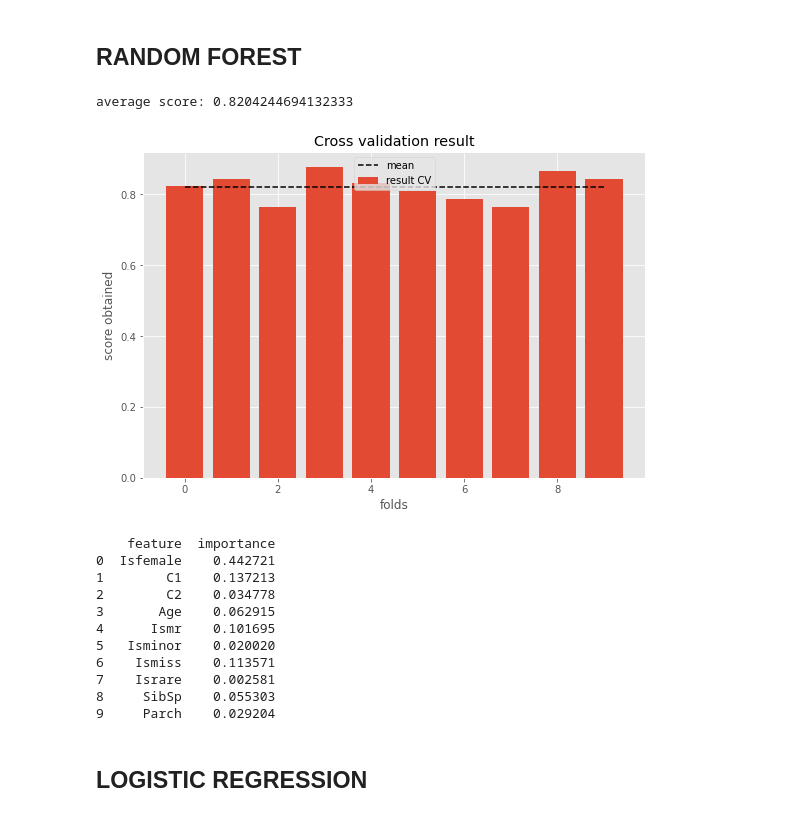
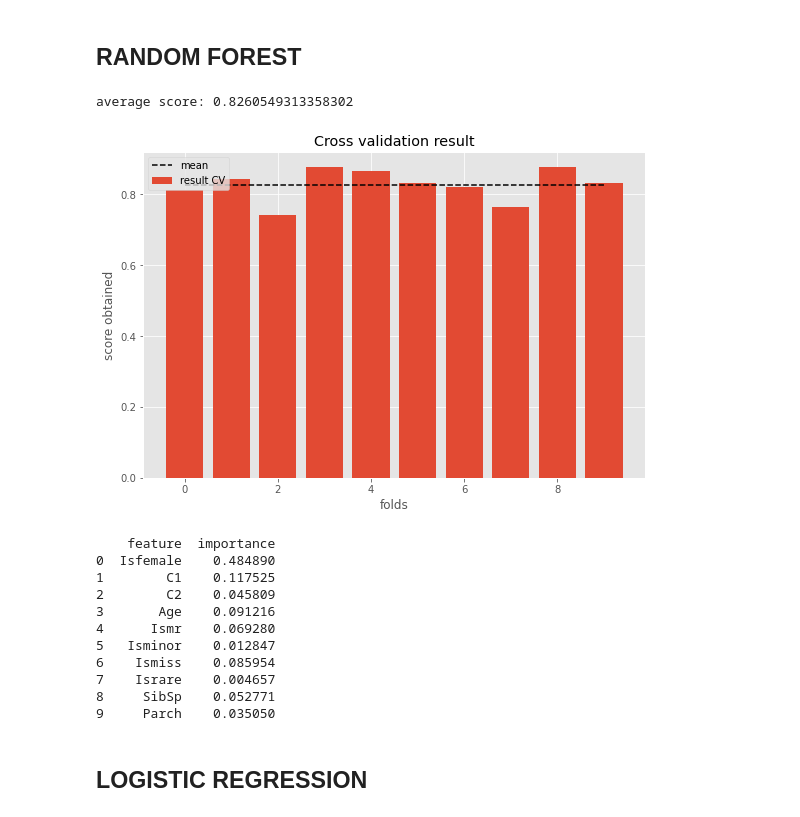
Before and after one commit to danielp2797/Titanic-Kaggle, a Jupyter notebook: notebooks/main_analysis.ipynb, the cells around one changed output. Cells and saved outputs as stored; diff of their text form; code cells hidden in the pictures.

```diff
--- a/notebooks/main_analysis.ipynb
+++ b/notebooks/main_analysis.ipynb
@@ -459,7 +494,7 @@ X_train, X_test, y_train, y_test = train_test_split(X, y,test_size=0.3)
 def run_random_forest(features):
 
     RFR = RandomForestClassifier(n_estimators=200, random_state=1,
-                             bootstrap=False, n_jobs=-2, min_samples_split=100)
+                             bootstrap=False, n_jobs=-2, min_samples_split=50)
 
     RFR.fit(X_train[features], y_train)
     pred_train = RFR.predict(X_train[features])
@@ -476,24 +511,26 @@ def run_random_forest(features):
     plt.show()
 
     print(pd.DataFrame(zip(features, RFR.feature_importances_),columns=['feature', 'importance']))
+
+    return RFR, features
 # %%
-run_random_forest(['Isfemale', 'C1',
+RFR, features_RFR = run_random_forest(['Isfemale', 'C1',
            'C2', 'Age', 'Ismr',
            'Isminor', 'Ismiss', 'Israre', 'SibSp', 'Parch'])  # 0.82
 # %% [output]
-average score: 0.8204244694132333
+average score: 0.8260549313358302
-[figure, old version]
+[figure, new version]
     feature  importance
-0  Isfemale    0.442721
-1        C1    0.137213
-2        C2    0.034778
-3       Age    0.062915
-4      Ismr    0.101695
-5   Isminor    0.020020
-6    Ismiss    0.113571
-7    Israre    0.002581
-8     SibSp    0.055303
-9     Parch    0.029204
+0  Isfemale    0.484890
+1        C1    0.117525
+2        C2    0.045809
+3       Age    0.091216
+4      Ismr    0.069280
+5   Isminor    0.012847
+6    Ismiss    0.085954
+7    Israre    0.004657
+8     SibSp    0.052771
+9     Parch    0.035050
 # %% [markdown]
 ## LOGISTIC REGRESSION
 # %%
```
Also changed, not shown: parts of 15 cells of this notebook, 4 other files.
